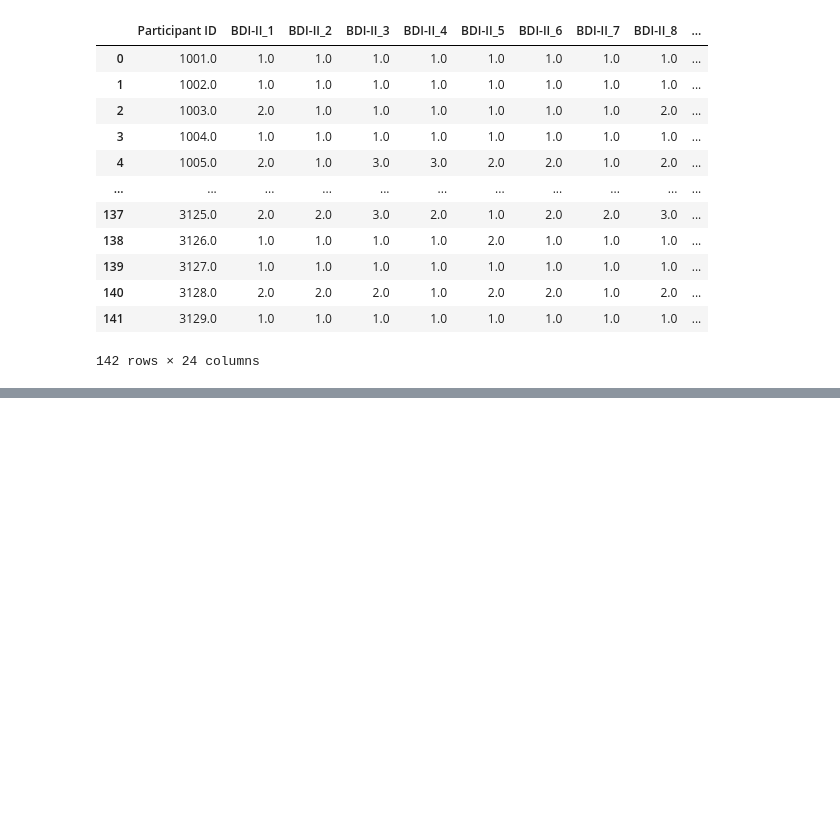
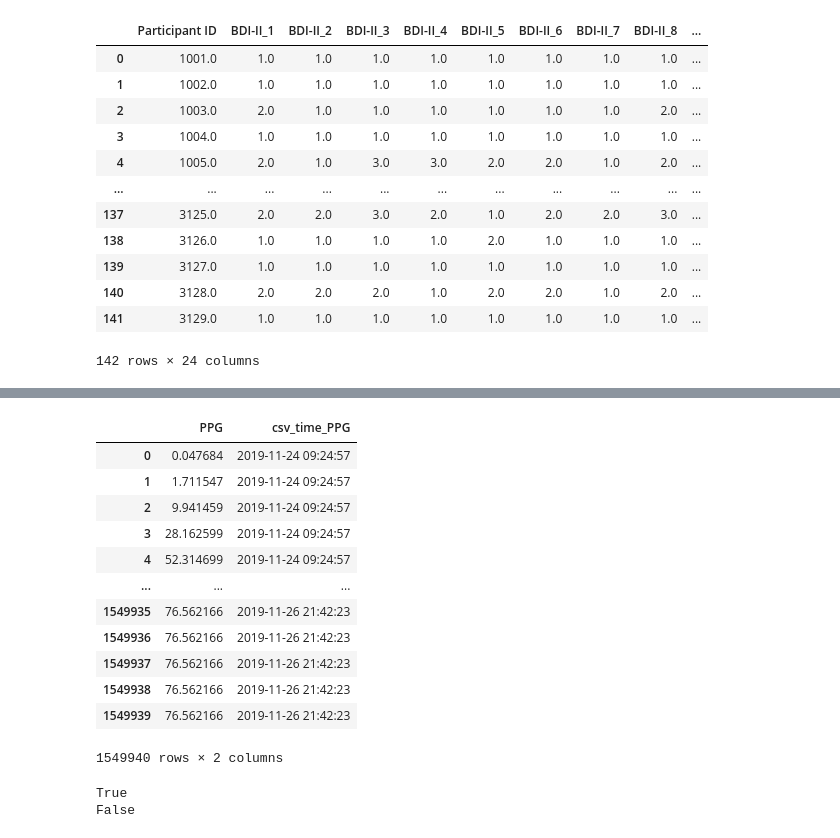
Before and after one commit to prophets-of-eternity/summer-2021-v3, a Jupyter notebook: ACM_PP_v1.ipynb, the cells around one changed output, grey strips where cells are left out. Drawn from its saved outputs; the diff is of its cells as text; code cells hidden in the pictures; blank space fills up the shorter version.

```diff
--- a/ACM_PP_v1.ipynb
+++ b/ACM_PP_v1.ipynb
@@ -37,6 +55,7 @@ def condition(value):
     elif value >= 29:
         return 3 #severe
 
+
 def timeconversion(value):
   # print(pytz.all_timezones)
   tz = pytz.timezone('Asia/Shanghai')
@@ -45,7 +64,7 @@ def timeconversion(value):
 def endtime(value):
   # print(pytz.all_timezones)
   tz = pytz.timezone('Asia/Shanghai')
-  return datetime.fromtimestamp((value+1.8e+6)/1000, tz=tz).strftime('%Y-%m-%d %H:%M:%S')
+  return datetime.fromtimestamp((value-1.8e+6)/1000, tz=tz).strftime('%Y-%m-%d %H:%M:%S')
 # %%
 DATA_PATH = "/content/drive/MyDrive/ACMV1/Stress&Mood/trait.xlsx - Pre-test.csv"
 
@@ -140,0 +191,11 @@ def plotme(data):
+# %%
+def timeslice(time):
+  year = time[0:4]
+  month = time[4:6]
+  day = time[6:8]
+  hour = time[8:10]
+  min = time[10:12]
+  sec = time[12:14]
+  ms = time[14:16]
+
+  return (datetime(*map(int, [year, month, day, hour, min, sec])))
@@ -197,0 +348,5 @@ Signal Type PPG, with times = 20191128230157 to 20191129233501
+# %%
+ppg_data_df = pd.read_csv("/content/drive/MyDrive/ACMV1/Stress&Mood/Physiol_Rec1/Physiol_Rec/1001/20191124092457_20191125220645_PPG.csv")
+display(ppg_data_df.head())
+signal = np.array(ppg_data_df["PPG"])
+calc_hrv_metrics_ppg(signal, "mexico")
@@ -197,0 +403,46 @@ Signal Type PPG, with times = 20191128230157 to 20191129233501
+# %%
+
+
+for index, row in esm_df.iterrows():
+  print(row['Participant ID'])
+
+  patient = get_files("/content/drive/MyDrive/ACMV1/Stress&Mood/Physiol_Rec1/Physiol_Rec/{}".format(row['Participant ID']))
+
+  exp_start = row['PPGStart']
+  exp_end = row['PPGEnd']
+
+
+
+  for x in patient:
+
+    if ('PPG' in x) and ('gsheet' not in x):
+      ppg_data_df = pd.read_csv("/content/drive/MyDrive/ACMV1/Stress&Mood/Physiol_Rec1/Physiol_Rec/{}/{}".format(row['Participant ID'],(x)))
+
+      the_file = x.split(".")[0]
+      time1 = the_file.split("_")[0]
+      time2= the_file.split("_")[1]
+      ppg_start = timeslice(time1)
+      ppg_end = timeslice(time2)
+
+      exp_start = date_time_formatted(exp_start)
+      exp_end = date_time_formatted(exp_end)
+
+
+      print("Exp Start", type(exp_start))
+      print("Exp End",exp_end)
+      print("PPG Start", ppg_start)
+      print("PPG End", ppg_end)
+
+
+
+      ppg_data_df['csv_time_PPG'] = ppg_data_df['csv_time_PPG'].apply(date_time_formatted)
+      display(ppg_data_df)
+
+      print(ppg_data_df['csv_time_PPG'].iloc[-1] >= exp_start)
+      print(ppg_data_df['csv_time_PPG'].iloc[-1] <= exp_end)
+
+
+
+      mexico = ppg_data_df.loc[(ppg_data_df['csv_time_PPG'] > exp_start) & (ppg_data_df['csv_time_PPG'] <= exp_end)]
+      display(mexico)
+# %% [output]
@@ -197,0 +455,15 @@ Signal Type PPG, with times = 20191128230157 to 20191129233501
+|  | PPG | csv_time_PPG |
+| 0 | 0.047684 | 2019-11-24 09:24:57 |
+| 1 | 1.711547 | 2019-11-24 09:24:57 |
+| 2 | 9.941459 | 2019-11-24 09:24:57 |
+| 3 | 28.162599 | 2019-11-24 09:24:57 |
+| 4 | 52.314699 | 2019-11-24 09:24:57 |
+| ... | ... | ... |
+| 1549935 | 76.562166 | 2019-11-26 21:42:23 |
+| 1549936 | 76.562166 | 2019-11-26 21:42:23 |
+| 1549937 | 76.562166 | 2019-11-26 21:42:23 |
+| 1549938 | 76.562166 | 2019-11-26 21:42:23 |
+| 1549939 | 76.562166 | 2019-11-26 21:42:23 |
+1549940 rows × 2 columns
+True
+False
```
Also changed, not shown: parts of 9 cells of this notebook.
